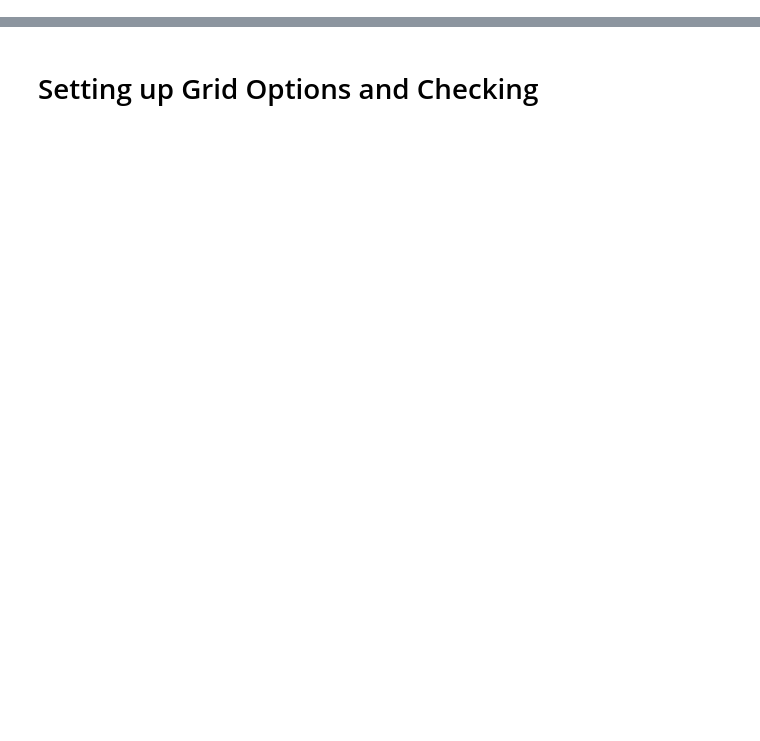
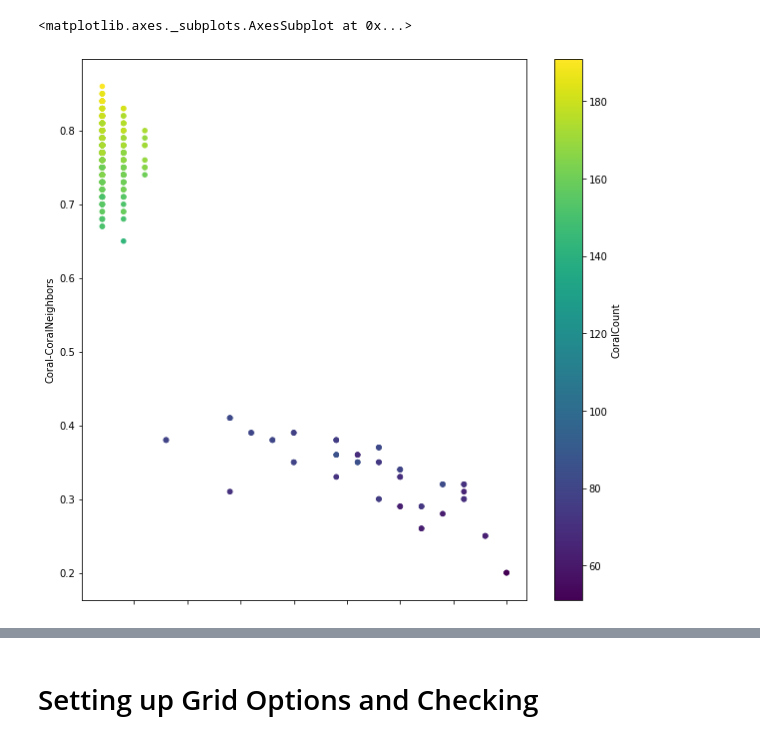
Before and after one commit to rneuhausler/coralModel-analyses, a Jupyter notebook: scripts/testing.ipynb, the cells around one changed output, grey strips where cells are left out. Drawn from its saved outputs; the diff is of its cells as text; code cells hidden in the pictures; blank space fills up the shorter version.

```diff
--- a/scripts/testing.ipynb
+++ b/scripts/testing.ipynb
@@ -0,0 +27,5 @@
+# %%
+coralData.plot.scatter(x= 'CoralPatchCount', y='Coral-CoralNeighbors', c='CoralCount', colormap='viridis', figsize=(10,10))
+# %% [output]
+<matplotlib.axes._subplots.AxesSubplot at 0x...>
+[figure, added]
```
Also changed, not shown: parts of 60 cells of this notebook, 6 other files.
